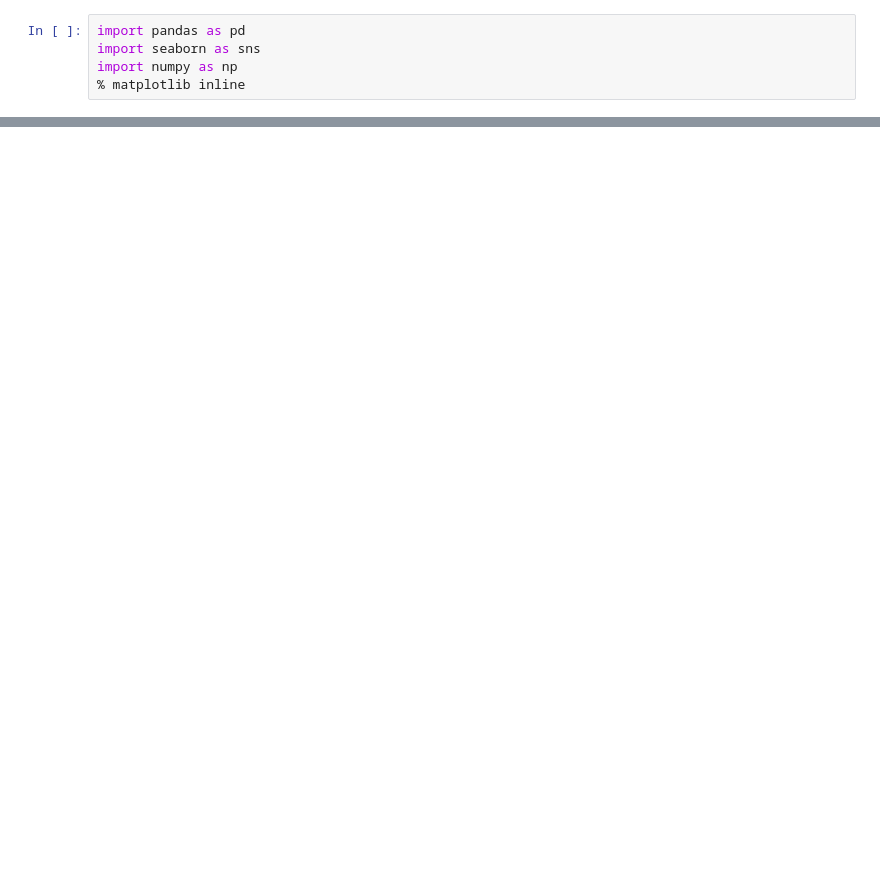
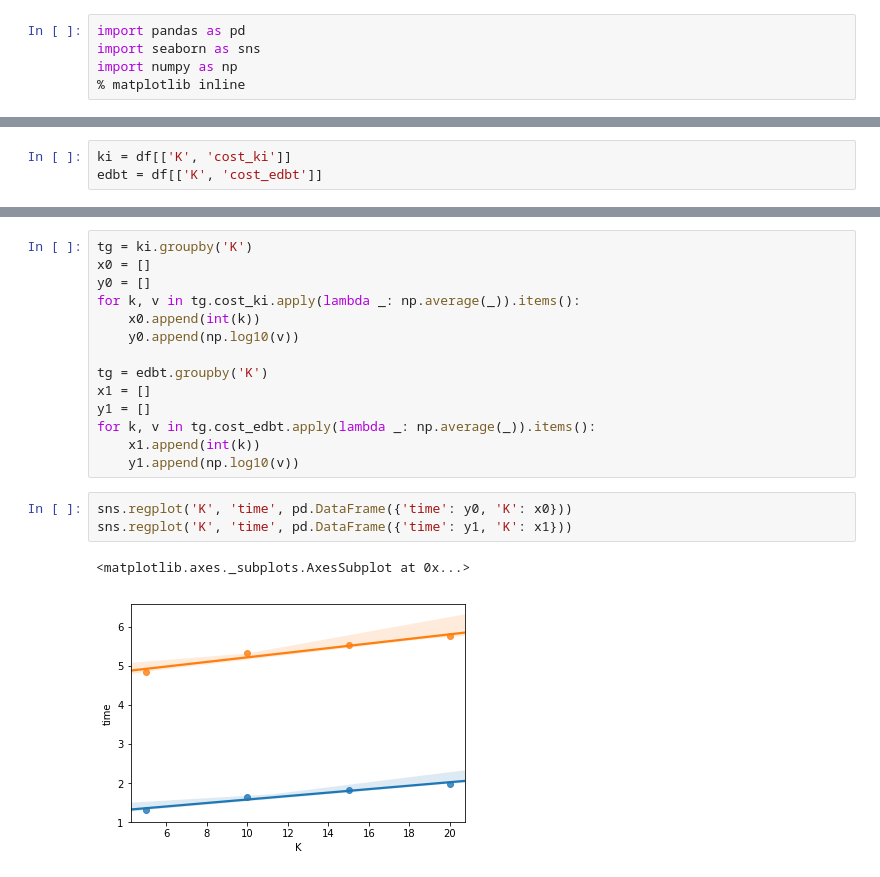
Before and after one commit to eggeek/Nav-Mesh-OkNN, a Jupyter notebook: results/Analysis.ipynb, the cells around one changed output, grey strips where cells are left out. Cells and saved outputs as stored; diff of their text form; blank space fills up the shorter version.

```diff
--- a/results/Analysis.ipynb
+++ b/results/Analysis.ipynb
@@ -33,0 +40,3 @@ sns.distplot(df.vnum_ki)
+# %%
+ki = df[['K', 'cost_ki']]
+edbt = df[['K', 'cost_edbt']]
@@ -34,3 +52,23 @@ sns.distplot(df.vnum_ki)
+# %%
+tg = ki.groupby('K')
+x0 = []
+y0 = []
+for k, v in tg.cost_ki.apply(lambda _: np.average(_)).items():
+    x0.append(int(k))
+    y0.append(np.log10(v))
+
+tg = edbt.groupby('K')
+x1 = []
+y1 = []
+for k, v in tg.cost_edbt.apply(lambda _: np.average(_)).items():
+    x1.append(int(k))
+    y1.append(np.log10(v))
+# %%
+sns.regplot('K', 'time', pd.DataFrame({'time': y0, 'K': x0}))
+sns.regplot('K', 'time', pd.DataFrame({'time': y1, 'K': x1}))
+# %% [output]
+<matplotlib.axes._subplots.AxesSubplot at 0x...>
+[figure, added]
 # %%
 sns.distplot(np.log10(df.cost_ki))
 # %% [output]
```
Also changed, not shown: parts of 8 cells of this notebook, 6 other files.
